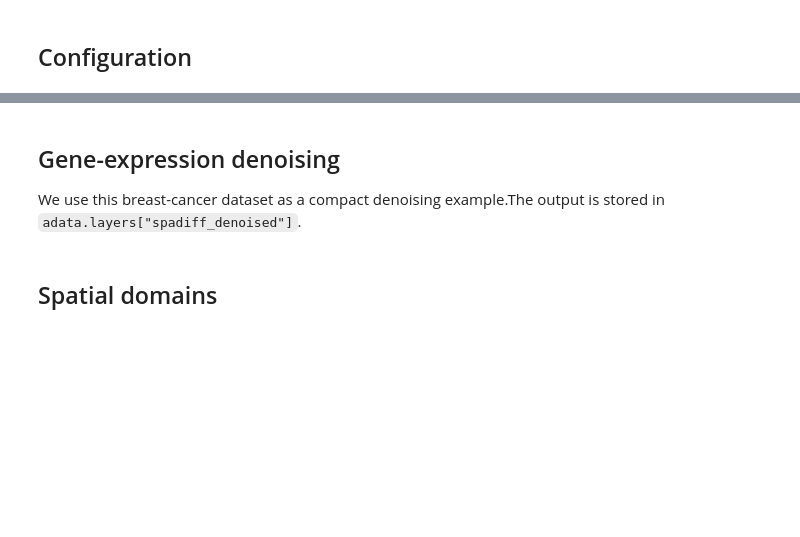
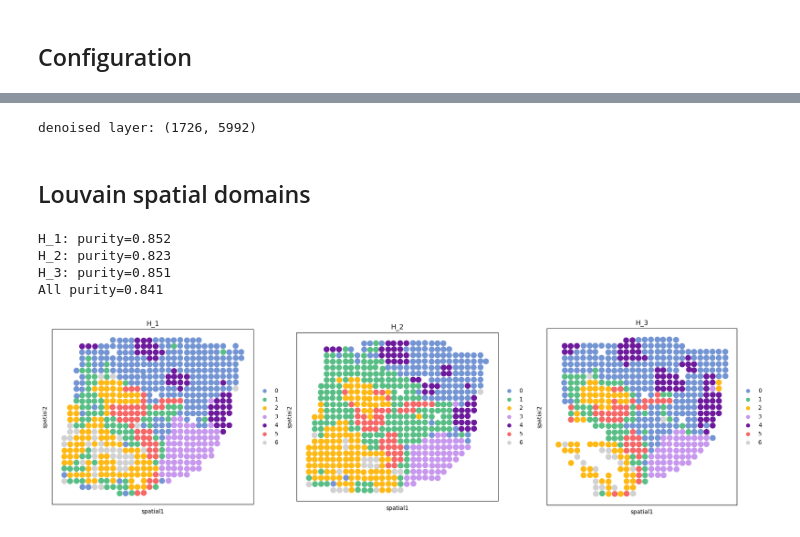
Before and after one commit to xy-geng/SpaDiff, a Jupyter notebook: docs/source/tutorial/03_BreastCancer/3-breastcancer.ipynb, the cells around one changed output, grey strips where cells are left out. Cells and saved outputs as stored; diff of their text form; code cells hidden in the pictures; blank space fills up the shorter version.

```diff
--- a/docs/source/tutorial/03_BreastCancer/3-breastcancer.ipynb
+++ b/docs/source/tutorial/03_BreastCancer/3-breastcancer.ipynb
@@ -38,13 +40,13 @@ for sample in SLICE_ORDER:
     current.layers["counts"] = current.X.copy()
     sc.pp.normalize_total(current, target_sum=1e4)
     sc.pp.log1p(current)
-    current.layers["log1p"] = current.X.copy()
     sc.pp.highly_variable_genes(current, flavor="seurat_v3", layer="counts", n_top_genes=3000)
-    # current, _ = sd.spatial_reconstruction(current, alpha=1.0)
-    # sc.pp.scale(current, max_value=10)
+    # current, _ = sd.spatial_reconstruction( current, alpha=1.0, n_neighbors=6)
     samples[sample] = current
 
 hvg_union = set().union(*(set(current.var_names[current.var["highly_variable"]]) for current in samples.values()))
 adata = sc.concat(samples, join="inner", label="batch_name", index_unique="-")
 adata = adata[:, adata.var_names.isin(hvg_union)].copy()
 adata.obs["batch_name"] = pd.Categorical(adata.obs["batch_name"], categories=SLICE_ORDER, ordered=True)
+print(adata)
+print(adata.obs["batch_name"].value_counts())
@@ -66,6 +83,7 @@ operators = topology.operators
 # %%
 config = sd.SpaDiffConfig(
-    num_batches=len(SLICE_ORDER)
+    num_batches=len(SLICE_ORDER),
+
 )
 model = sd.SpaDiff(config).to(device)
 adata = model.fit_transform(
@@ -75,18 +93,12 @@ adata = model.fit_transform(
     batch_order=SLICE_ORDER,
     ode_steps=250,
 )
-# %% [markdown]
-## Gene-expression denoising
-
-We use this breast-cancer dataset as a compact denoising example.The output is stored in `adata.layers["spadiff_denoised"]`.
 # %%
-adata = sd.write_denoised_expression(
-    adata,
-    latent_key="X_spadiff",
-    adjacency=topology.adjacency,
-)
+adata = sd.write_denoised_expression(adata, latent_key="X_spadiff", adjacency=topology.adjacency)
 print("denoised layer:", adata.layers["spadiff_denoised"].shape)
+# %% [output]
+denoised layer: (1726, 5992)
 # %% [markdown]
-## Spatial domains
+## Louvain spatial domains
 # %%
 sc.pp.neighbors(adata, use_rep='spadiff', n_neighbors=15, random_state=SEED)
@@ -94,6 +106,7 @@ sc.tl.louvain( adata, key_added="louvain", resolution=0.91, random_state=SEED)
 # %%
 for sample in SLICE_ORDER:
     subset_obs = adata.obs.loc[adata.obs["batch_name"] == sample]
+
     valid = subset_obs[[TRUTH_KEY, "louvain"]].dropna()
     truth_codes = pd.Categorical(valid[TRUTH_KEY]).codes
     pred_codes = pd.Categorical(valid["louvain"]).codes
@@ -103,20 +116,27 @@ for sample in SLICE_ORDER:
 valid = adata.obs[[TRUTH_KEY, "louvain"]].dropna()
 truth_codes = pd.Categorical(valid[TRUTH_KEY]).codes
 pred_codes = pd.Categorical(valid["louvain"]).codes
-purity = cal_purity(truth_codes, pred_codes)
-print(f"all sections: purity={purity:.3f}")
+overall_purity = cal_purity(truth_codes, pred_codes)
+print(f"All purity={overall_purity:.3f}")
+# %% [output]
+H_1: purity=0.852
+H_2: purity=0.823
+H_3: purity=0.851
+All purity=0.841
 # %%
 plot_color = ["#7495D3", "#59BE86", "#FEB915", "#C798EE", "#6D1A9C", "#F56867", "#D1D1D1"]
-fig, axes = plt.subplots(1, len(SLICE_ORDER), figsize=(18, 5))
+_, axes = plt.subplots(1, len(SLICE_ORDER), figsize=(18, 5))
 for axis, sample in zip(np.atleast_1d(axes), SLICE_ORDER):
     subset = adata[adata.obs["batch_name"] == sample].copy()
     sc.pl.spatial(
         subset, color="louvain", ax=axis, show=False, spot_size=280,
         palette=plot_color, title=sample,
         # legend_loc=None,
     )
 plt.tight_layout()
 plt.show()
+# %% [output]
+[figure, added]
 # %%
 sc.tl.umap(adata, random_state=SEED)
 colors = ["batch_name", "louvain"]
```
Also changed, not shown: parts of 15 cells of this notebook, 9 other files.
